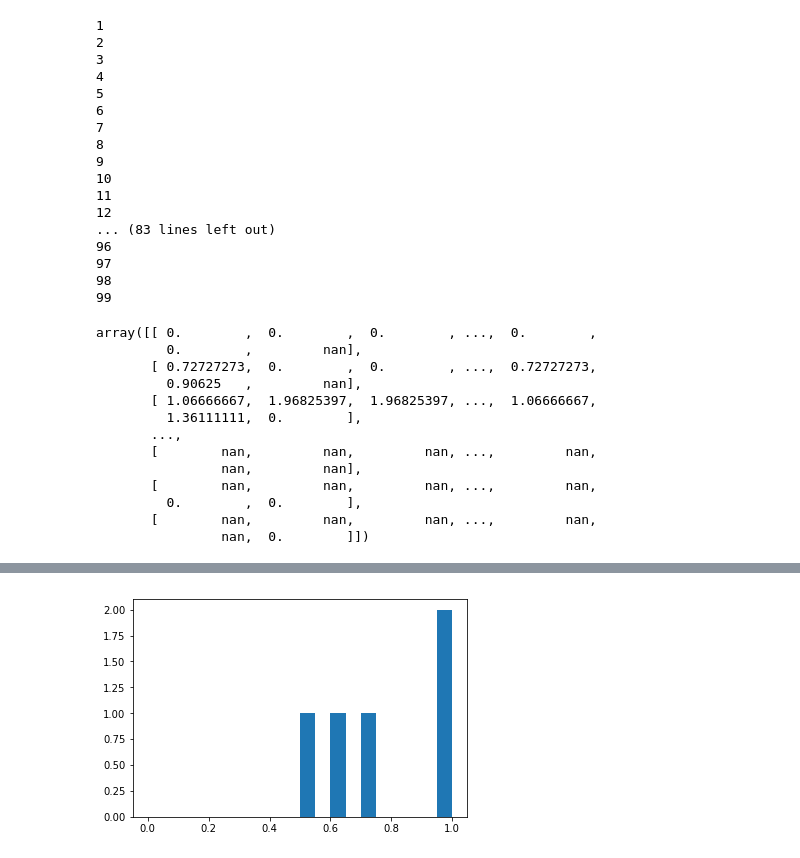
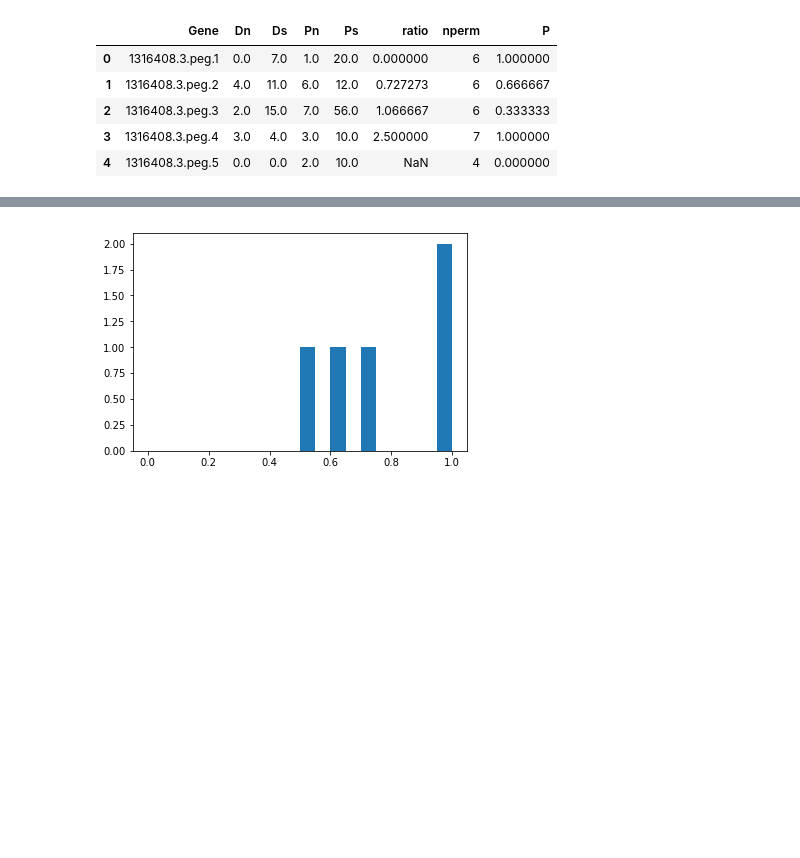
Before and after one commit to surh/micropopgen, a Jupyter notebook: midas/analyze_midas_snps/permutation_mktest.ipynb, the cells around one changed output, grey strips where cells are left out. Cells and saved outputs as stored; diff of their text form; code cells hidden in the pictures; blank space fills up the shorter version.

```diff
--- a/midas/analyze_midas_snps/permutation_mktest.ipynb
+++ b/midas/analyze_midas_snps/permutation_mktest.ipynb
@@ -166,56 +166,32 @@ Genes, info = calculate_mk_oddsratio(map=map, info=info, depth=depth, freq=freq,
 # %%
 if nperm > 0:
     Perms = np.empty((Genes.shape[0], nperm + 1))
     Perms[:] = np.nan
     Perms[:, 0] = Genes.ratio
     np.random.seed(5)
     for i in range(1,nperm + 1):
         # print(i)
         map_i = map.copy()
         map_i['Group'] = np.random.permutation(map_i.Group)
         Genes_i, info_i = calculate_mk_oddsratio(map=map_i, info=info, depth=depth,
                                                  freq=freq, depth_thres=depth_thres)
         Perms[:, i] = Genes_i.ratio
     # Perms
 
     # Calculate permutation p-values
     Genes['nperm'] = nperm + 1 - pd.isnull(Perms).sum(axis=1)
     np.seterr(invalid='ignore', divide='ignore')
     Genes['P'] = np.greater_equal(Perms[: ,np.repeat(0 ,nperm + 1)],Perms).sum(axis=1) / Genes['nperm']
     np.seterr(invalid='raise', divide='raise')
 
-Genes.head()
+# Genes.head()
 # %% [output]
-1
-2
-3
-4
-5
-6
-7
-8
-9
-10
-11
-12
-... (83 lines left out)
-96
-97
-98
-99
-array([[ 0.        ,  0.        ,  0.        , ...,  0.        ,
-         0.        ,         nan],
-       [ 0.72727273,  0.        ,  0.        , ...,  0.72727273,
-         0.90625   ,         nan],
-       [ 1.06666667,  1.96825397,  1.96825397, ...,  1.06666667,
-         1.36111111,  0.        ],
-       ...,
-       [        nan,         nan,         nan, ...,         nan,
-                nan,         nan],
-       [        nan,         nan,         nan, ...,         nan,
-         0.        ,  0.        ],
-       [        nan,         nan,         nan, ...,         nan,
-                nan,  0.        ]])
+|  | Gene | Dn | Ds | Pn | Ps | ratio | nperm | P |
+| 0 | 1316408.3.peg.1 | 0.0 | 7.0 | 1.0 | 20.0 | 0.000000 | 6 | 1.000000 |
+| 1 | 1316408.3.peg.2 | 4.0 | 11.0 | 6.0 | 12.0 | 0.727273 | 6 | 0.666667 |
+| 2 | 1316408.3.peg.3 | 2.0 | 15.0 | 7.0 | 56.0 | 1.066667 | 6 | 0.333333 |
+| 3 | 1316408.3.peg.4 | 3.0 | 4.0 | 3.0 | 10.0 | 2.500000 | 7 | 1.000000 |
+| 4 | 1316408.3.peg.5 | 0.0 | 0.0 | 2.0 | 10.0 | NaN | 4 | 0.000000 |
 # %%
 # Plot historgram of permutation p-values
 plt.hist(Genes['P'][~pd.isnull(Genes.ratio)], bins=20, range=(0,1));
```
Also changed, not shown: parts of 12 cells of this notebook.
